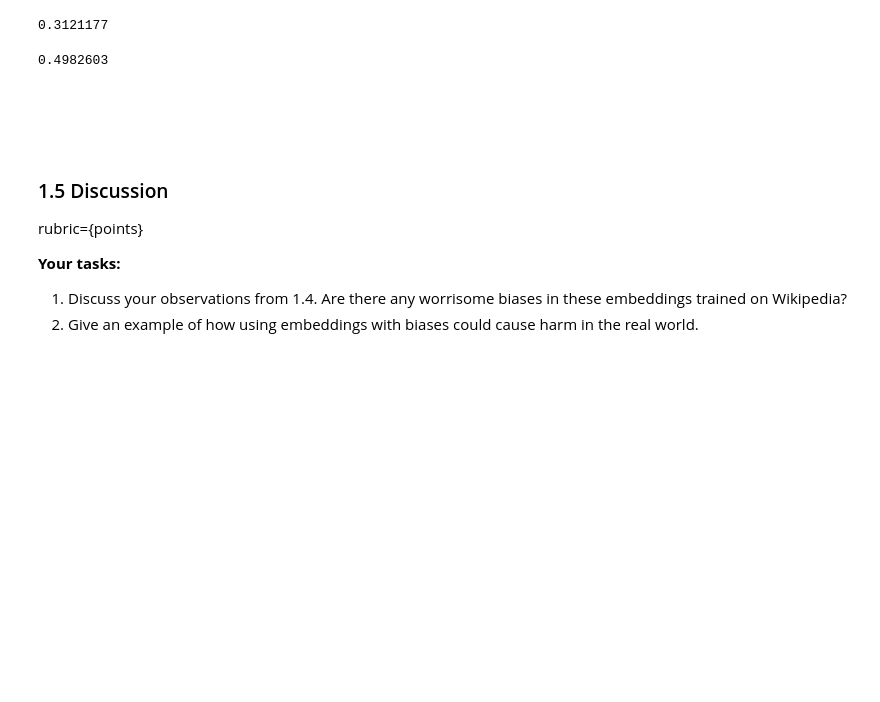
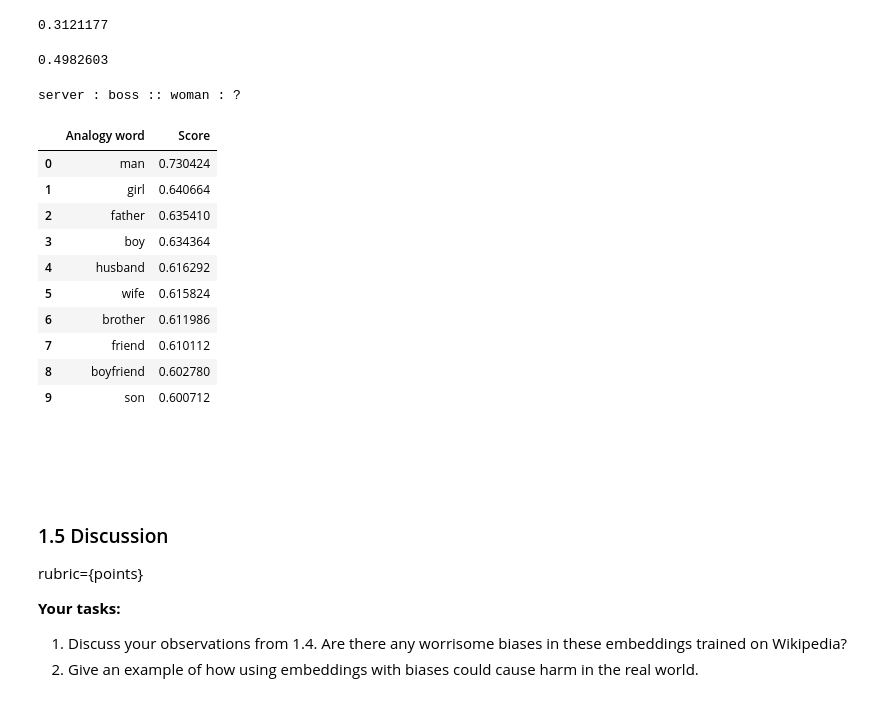
Before and after one commit to chloezandberg/cpsc330hw7, a Jupyter notebook: hw7.ipynb, the cells around one changed output. Cells and saved outputs as stored; diff of their text form; code cells hidden in the pictures; blank space fills up the shorter version.

```diff
--- a/hw7.ipynb
+++ b/hw7.ipynb
@@ -345,6 +345,21 @@ glove_wiki_vectors.similarity("blonde", "smart")
 glove_wiki_vectors.similarity("blonde", "dumb")
 # %% [output]
 0.4982603
+# %%
+analogy("server", "boss", "woman")
+# %% [output]
+server : boss :: woman : ?
+|  | Analogy word | Score |
+| 0 | man | 0.730424 |
+| 1 | girl | 0.640664 |
+| 2 | father | 0.635410 |
+| 3 | boy | 0.634364 |
+| 4 | husband | 0.616292 |
+| 5 | wife | 0.615824 |
+| 6 | brother | 0.611986 |
+| 7 | friend | 0.610112 |
+| 8 | boyfriend | 0.602780 |
+| 9 | son | 0.600712 |
 # %% [markdown]
 <!-- END QUESTION -->
 
```
